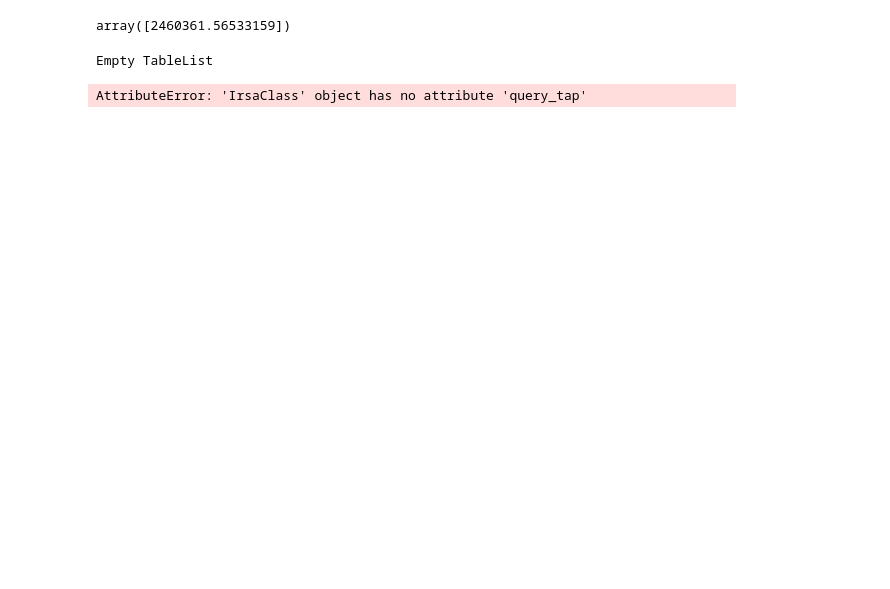
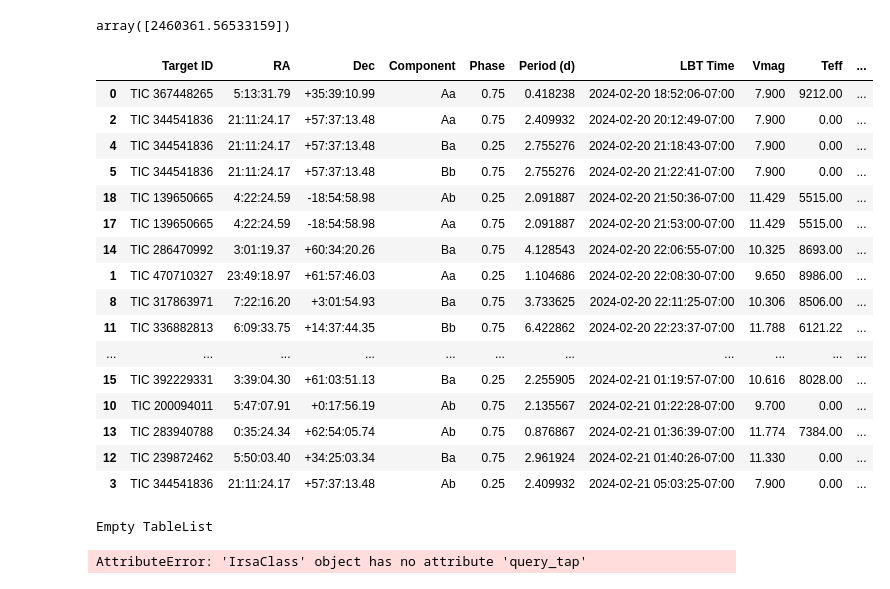
Before and after one commit to CvillePaul/Observation-Planner, a Jupyter notebook: Observation Planner.ipynb, the cells around one changed output. Cells and saved outputs as stored; diff of their text form; code cells hidden in the pictures; blank space fills up the shorter version.

Commit message:
Reworked observability metrics and observing schedule generation.

```diff
--- a/Observation Planner.ipynb
+++ b/Observation Planner.ipynb
@@ -718,34 +718,52 @@ for _, row in observing_list.iterrows():
                                     decimal=False,
                                     precision=2,
                                     sep=":",
                                     alwayssign=True,
                                 ),
                                 f"{member}{component}",
                                 milestone,
                                 period,
                                 row[col_name + "_time"],
                                 row["Vmag"],
                                 row["Teff"],
                                 row["PEPSI exp time"] / 60,
                             )
                         )
 
 observing_tasks = pd.DataFrame(
     task_list,
     columns=[
         "Target ID",
         "RA",
         "Dec",
         "Component",
         "Phase",
         "Period (d)",
         "LBT Time",
         "Vmag",
         "Teff",
         "Exp Time (min)",
     ],
 )
-observing_tasks.sort_values("LBT Time").to_excel("Phase timing.xlsx")
+observing_tasks.sort_values("LBT Time")#.to_excel("Phase timing.xlsx")
+# %% [output]
+|  | Target ID | RA | Dec | Component | Phase | Period (d) | LBT Time | Vmag | Teff | ... |
+| 0 | TIC 367448265 | 5:13:31.79 | +35:39:10.99 | Aa | 0.75 | 0.418238 | 2024-02-20 18:52:06-07:00 | 7.900 | 9212.00 | ... |
+| 2 | TIC 344541836 | 21:11:24.17 | +57:37:13.48 | Aa | 0.75 | 2.409932 | 2024-02-20 20:12:49-07:00 | 7.900 | 0.00 | ... |
+| 4 | TIC 344541836 | 21:11:24.17 | +57:37:13.48 | Ba | 0.25 | 2.755276 | 2024-02-20 21:18:43-07:00 | 7.900 | 0.00 | ... |
+| 5 | TIC 344541836 | 21:11:24.17 | +57:37:13.48 | Bb | 0.75 | 2.755276 | 2024-02-20 21:22:41-07:00 | 7.900 | 0.00 | ... |
+| 18 | TIC 139650665 | 4:22:24.59 | -18:54:58.98 | Ab | 0.25 | 2.091887 | 2024-02-20 21:50:36-07:00 | 11.429 | 5515.00 | ... |
+| 17 | TIC 139650665 | 4:22:24.59 | -18:54:58.98 | Aa | 0.75 | 2.091887 | 2024-02-20 21:53:00-07:00 | 11.429 | 5515.00 | ... |
+| 14 | TIC 286470992 | 3:01:19.37 | +60:34:20.26 | Ba | 0.75 | 4.128543 | 2024-02-20 22:06:55-07:00 | 10.325 | 8693.00 | ... |
+| 1 | TIC 470710327 | 23:49:18.97 | +61:57:46.03 | Aa | 0.25 | 1.104686 | 2024-02-20 22:08:30-07:00 | 9.650 | 8986.00 | ... |
+| 8 | TIC 317863971 | 7:22:16.20 | +3:01:54.93 | Ba | 0.75 | 3.733625 | 2024-02-20 22:11:25-07:00 | 10.306 | 8506.00 | ... |
+| 11 | TIC 336882813 | 6:09:33.75 | +14:37:44.35 | Bb | 0.75 | 6.422862 | 2024-02-20 22:23:37-07:00 | 11.788 | 6121.22 | ... |
+| ... | ... | ... | ... | ... | ... | ... | ... | ... | ... | ... |
+| 15 | TIC 392229331 | 3:39:04.30 | +61:03:51.13 | Ba | 0.25 | 2.255905 | 2024-02-21 01:19:57-07:00 | 10.616 | 8028.00 | ... |
+| 10 | TIC 200094011 | 5:47:07.91 | +0:17:56.19 | Ab | 0.75 | 2.135567 | 2024-02-21 01:22:28-07:00 | 9.700 | 0.00 | ... |
+| 13 | TIC 283940788 | 0:35:24.34 | +62:54:05.74 | Ab | 0.75 | 0.876867 | 2024-02-21 01:36:39-07:00 | 11.774 | 7384.00 | ... |
+| 12 | TIC 239872462 | 5:50:03.40 | +34:25:03.34 | Ba | 0.75 | 2.961924 | 2024-02-21 01:40:26-07:00 | 11.330 | 0.00 | ... |
+| 3 | TIC 344541836 | 21:11:24.17 | +57:37:13.48 | Ab | 0.25 | 2.409932 | 2024-02-21 05:03:25-07:00 | 7.900 | 0.00 | ... |
 # %%
 from astroquery.vizier import Vizier
 
```
